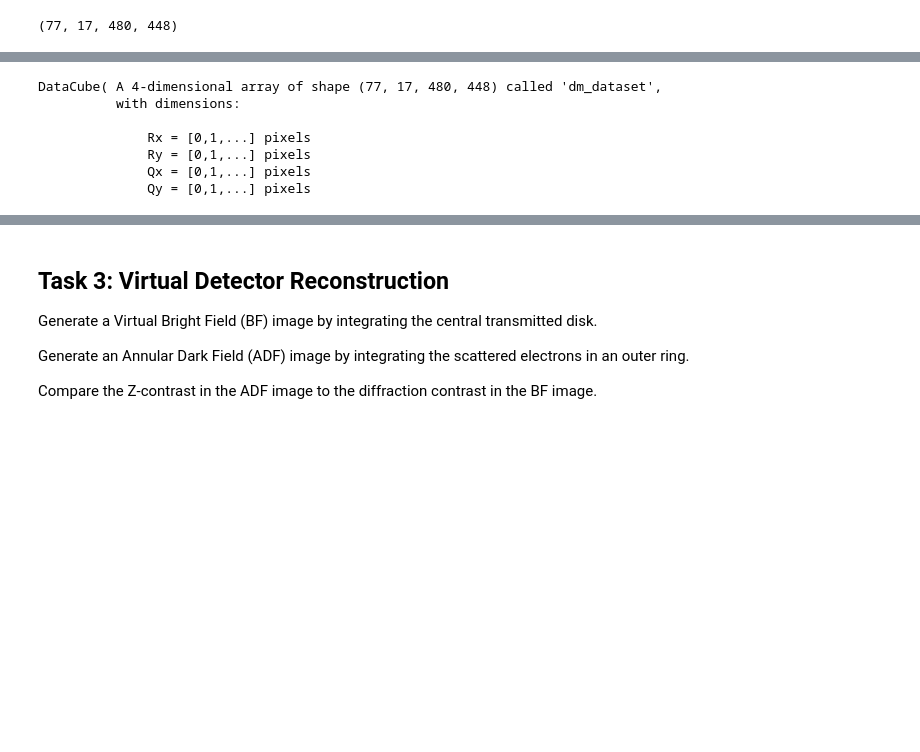
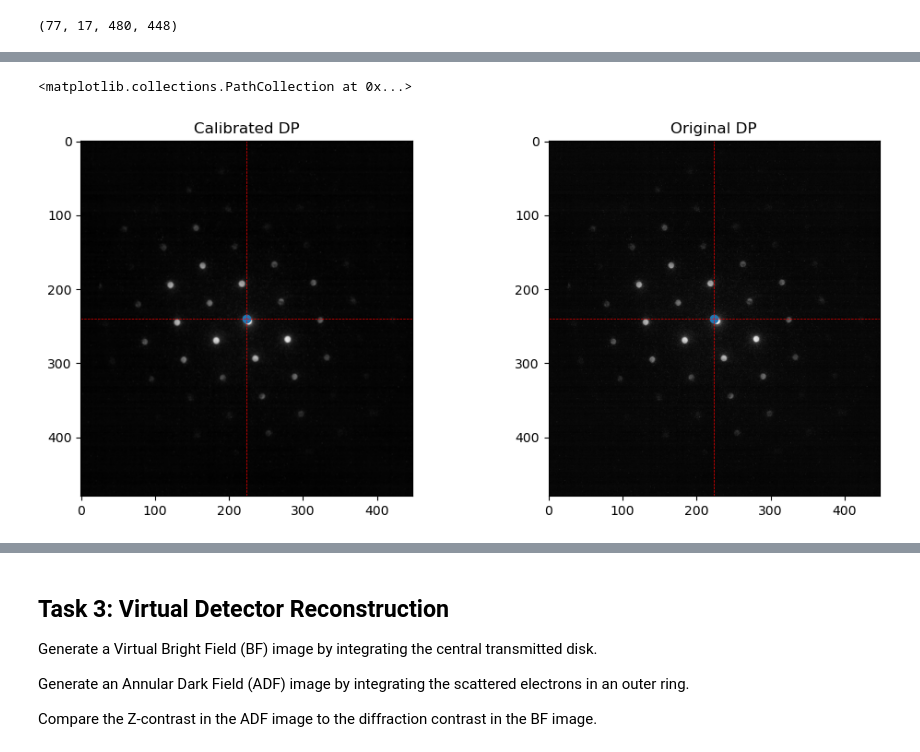
Before and after one commit to aramichang/MATSCI465_AramiChang, a Jupyter notebook: assignment_02_setup.ipynb, the cells around one changed output, grey strips where cells are left out. Cells and saved outputs as stored; diff of their text form; code cells hidden in the pictures; blank space fills up the shorter version.

```diff
--- a/assignment_02_setup.ipynb
+++ b/assignment_02_setup.ipynb
@@ -122,14 +120,26 @@ sige_origins = p4.process.calibration.origin.get_origin(sige)
 # %%
-# x coordinate of origin for each DP is stored in sige_origins[0]
-# y coordinate of origin for each DP is stored in sige_origins[1]
-p4.preprocess.preprocess.datacube_diffraction_shift(sige, (240 - sige_origins[0]), (224 - sige_origins[1]))
+sige_calib = np.empty(shape=(sige.data.shape[0],sige.data.shape[1],sige.data.shape[2],sige.data.shape[3]), dtype=np.float32)
+
+for i in range(sige.data.shape[0]):
+    for j in range(sige.data.shape[1]):
+        y_shift, x_shift = ref_CoM - sige_CoM[i,j]
+        sige_calib[i,j,:,:] = shift(sige.data[i,j,:,:], shift=(x_shift, y_shift), order=1, mode='nearest', prefilter=False)
-# %% [output]
-DataCube( A 4-dimensional array of shape (77, 17, 480, 448) called 'dm_dataset',
-          with dimensions:
-
-              Rx = [0,1,...] pixels
-              Ry = [0,1,...] pixels
-              Qx = [0,1,...] pixels
-              Qy = [0,1,...] pixels
+# %%
+fig, ax = plt.subplots(1, 2, figsize=(12,5))
+
+ax[0].imshow(np.log1p(sige_calib[70,10,:,:]),cmap='gray')
+ax[0].axhline(y=ref_CoM[0],color='r',linestyle='--',linewidth=0.5)
+ax[0].axvline(x=ref_CoM[1],color='r',linestyle='--',linewidth=0.5)
+ax[0].set_title('Calibrated DP')
+ax[0].scatter(sige_CoM[70,10,1],sige_CoM[70,10,0])
+
+ax[1].imshow(np.log1p(sige.data[70,10,:,:]),cmap='gray')
+ax[1].axhline(y=ref_CoM[0],color='r',linestyle='--',linewidth=0.5)
+ax[1].axvline(x=ref_CoM[1],color='r',linestyle='--',linewidth=0.5)
+ax[1].set_title('Original DP')
+ax[1].scatter(sige_CoM[70,10,1],sige_CoM[70,10,0])
+# %% [output]
+<matplotlib.collections.PathCollection at 0x...>
+[figure, added]
 # %%
 reciprocal_pixel_size = 0.06208537146449089 # taken from Hyperspy axis manager
```
Also changed, not shown: parts of 8 cells of this notebook.
